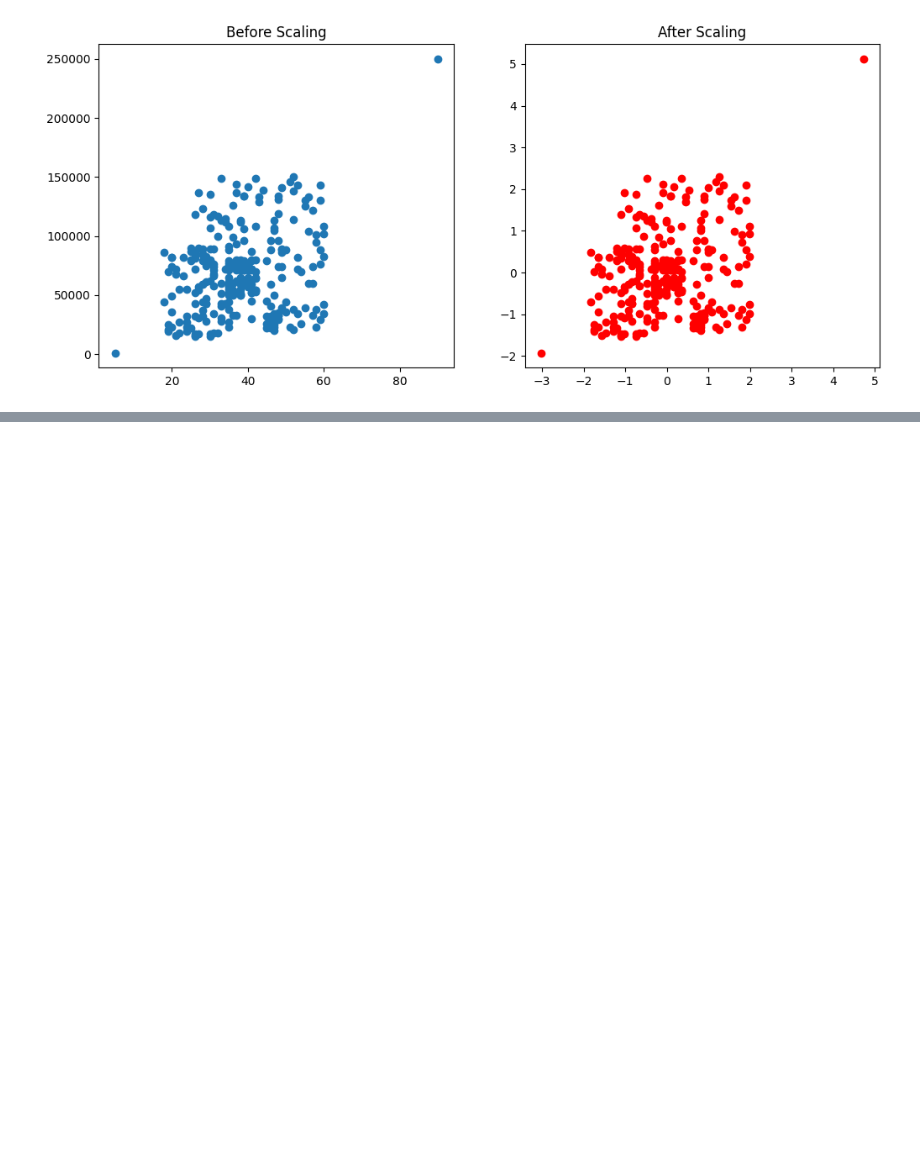
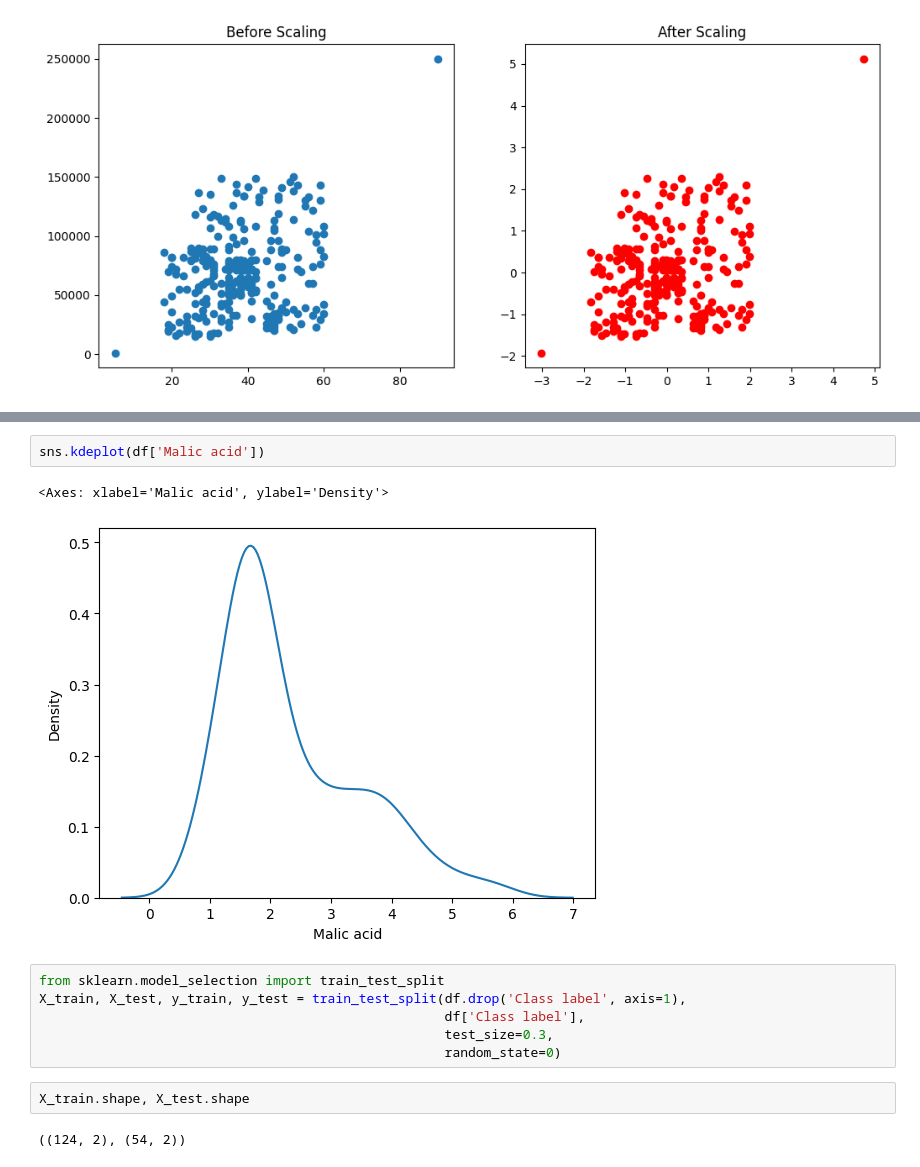
Before and after one commit to adas754/feature_engineering, a Jupyter notebook: feature_scalling.ipynb, the cells around one changed output, grey strips where cells are left out. Cells and saved outputs as stored; diff of their text form; blank space fills up the shorter version.

```diff
--- a/feature_scalling.ipynb
+++ b/feature_scalling.ipynb
@@ -256,0 +270,15 @@ plt.show()
+# %%
+sns.kdeplot(df['Malic acid'])
+# %% [output]
+<Axes: xlabel='Malic acid', ylabel='Density'>
+[figure, added]
+# %%
+from sklearn.model_selection import train_test_split
+X_train, X_test, y_train, y_test = train_test_split(df.drop('Class label', axis=1),
+                                                    df['Class label'],
+                                                    test_size=0.3,
+                                                    random_state=0)
+# %%
+X_train.shape, X_test.shape
+# %% [output]
+((124, 2), (54, 2))
```
Also changed, not shown: parts of 10 cells of this notebook.
